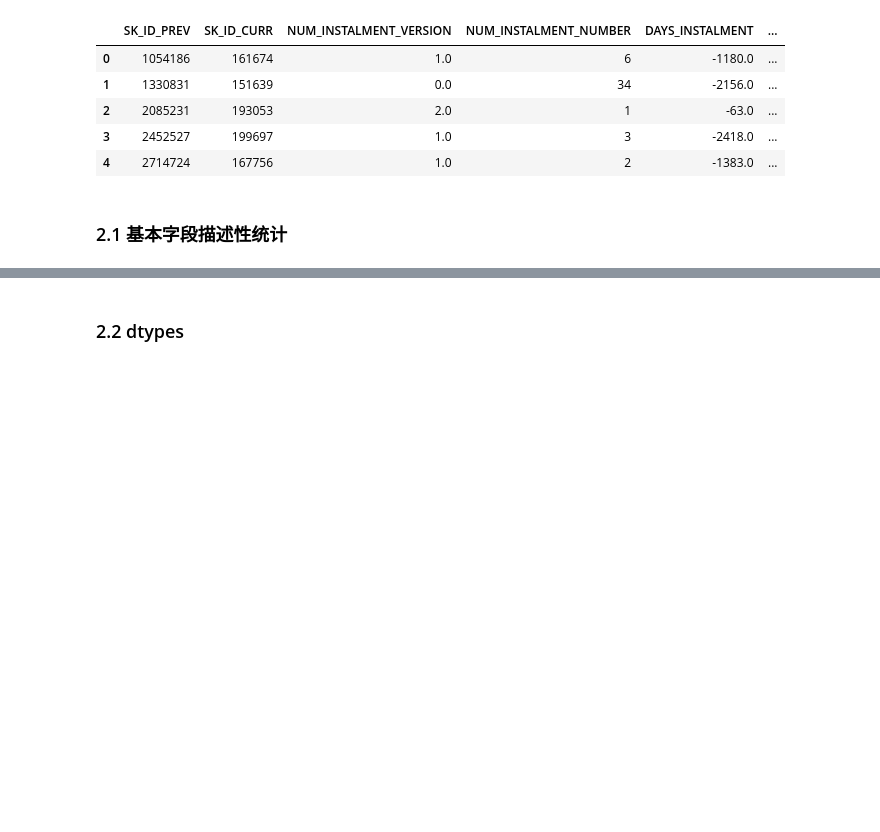
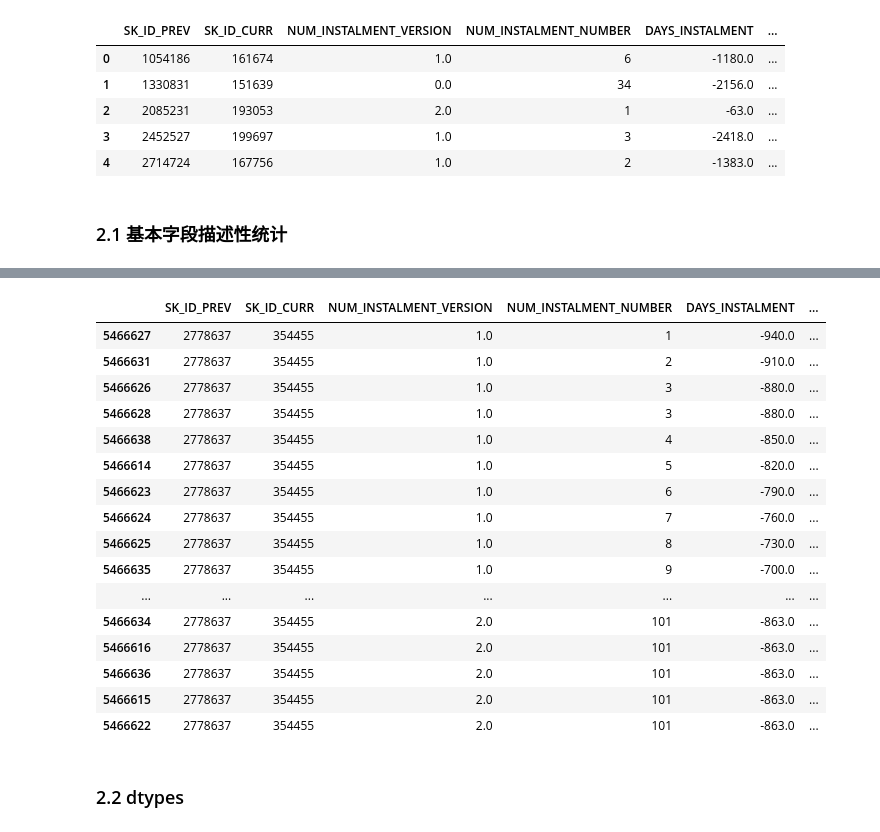
Before and after one commit to FoolPioneers/kaggle, a Jupyter notebook: homecredit/long.li/eda/eda_origindata.ipynb, the cells around one changed output, grey strips where cells are left out. Drawn from its saved outputs; the diff is of its cells as text; code cells hidden in the pictures; blank space fills up the shorter version.

```diff
--- a/homecredit/long.li/eda/eda_origindata.ipynb
+++ b/homecredit/long.li/eda/eda_origindata.ipynb
@@ -398,3 +416,23 @@ df_orig_cc_ins shape after merge: (9522662, 8)
+# %%
+df_orig_pos_ins[df_orig_pos_ins.SK_ID_PREV == 2778637].sort_values(by = ['NUM_INSTALMENT_NUMBER'])
+# %% [output]
+|  | SK_ID_PREV | SK_ID_CURR | NUM_INSTALMENT_VERSION | NUM_INSTALMENT_NUMBER | DAYS_INSTALMENT | ... |
+| 5466627 | 2778637 | 354455 | 1.0 | 1 | -940.0 | ... |
+| 5466631 | 2778637 | 354455 | 1.0 | 2 | -910.0 | ... |
+| 5466626 | 2778637 | 354455 | 1.0 | 3 | -880.0 | ... |
+| 5466628 | 2778637 | 354455 | 1.0 | 3 | -880.0 | ... |
+| 5466638 | 2778637 | 354455 | 1.0 | 4 | -850.0 | ... |
+| 5466614 | 2778637 | 354455 | 1.0 | 5 | -820.0 | ... |
+| 5466623 | 2778637 | 354455 | 1.0 | 6 | -790.0 | ... |
+| 5466624 | 2778637 | 354455 | 1.0 | 7 | -760.0 | ... |
+| 5466625 | 2778637 | 354455 | 1.0 | 8 | -730.0 | ... |
+| 5466635 | 2778637 | 354455 | 1.0 | 9 | -700.0 | ... |
+| ... | ... | ... | ... | ... | ... | ... |
+| 5466634 | 2778637 | 354455 | 2.0 | 101 | -863.0 | ... |
+| 5466616 | 2778637 | 354455 | 2.0 | 101 | -863.0 | ... |
+| 5466636 | 2778637 | 354455 | 2.0 | 101 | -863.0 | ... |
+| 5466615 | 2778637 | 354455 | 2.0 | 101 | -863.0 | ... |
+| 5466622 | 2778637 | 354455 | 2.0 | 101 | -863.0 | ... |
 # %% [markdown]
 ### 2.2 dtypes
 # %%
```
Also changed, not shown: parts of 2 cells of this notebook.
